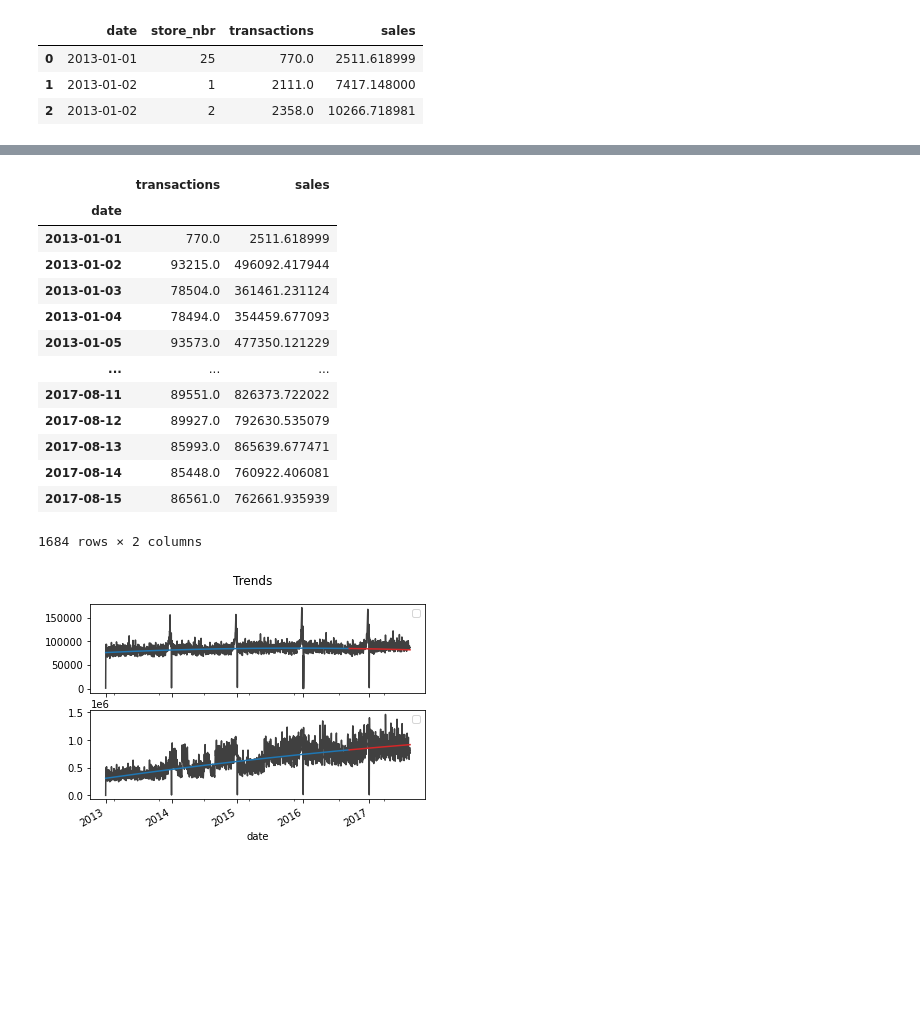
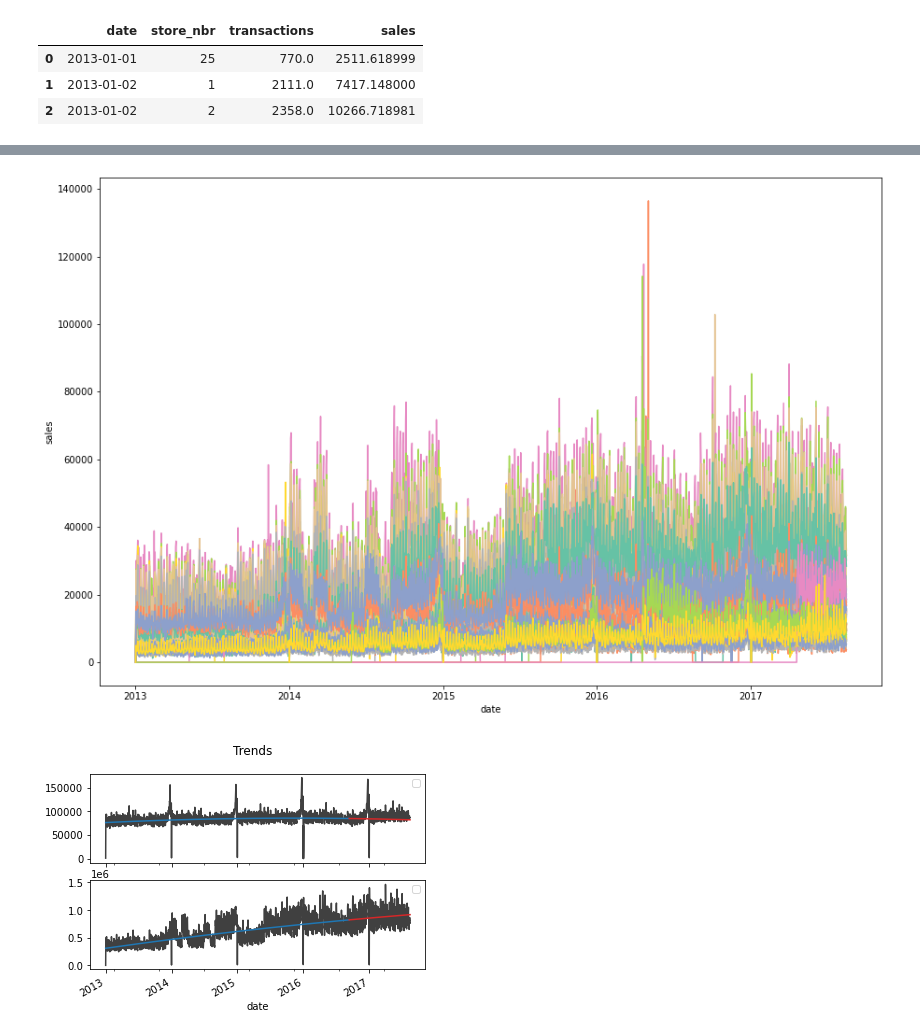
Before and after one commit to Hailey-Son/projects, a Jupyter notebook: DS-projects/Store_Sales-Time_Series_Forecasting/store_sales_time_series_forecasting.ipynb, the cells around one changed output, grey strips where cells are left out. Drawn from its saved outputs; the diff is of its cells as text; code cells hidden in the pictures; blank space fills up the shorter version.

```diff
--- a/DS-projects/Store_Sales-Time_Series_Forecasting/store_sales_time_series_forecasting.ipynb
+++ b/DS-projects/Store_Sales-Time_Series_Forecasting/store_sales_time_series_forecasting.ipynb
@@ -238,24 +282,8 @@ sns.lineplot(x="date",y="transactions",hue="store_nbr",palette = "Set2",legend =
 # %%
-# fig, ax = plt.subplots(figsize=(10,5))
-# sns.lineplot(x="date",y="sales",hue="store_nbr",palette = "husl",legend =False,data=transactions_merged);
+fig, ax = plt.subplots(figsize=(15,10))
+sns.lineplot(x="date",y="sales",hue="store_nbr",palette = "Set2",legend =False,data=transactions_merged);
+# %% [output]
+[figure, added]
-# %%
-temp =transactions_merged.groupby('date').sum().drop("store_nbr",axis=1)
-temp
-# %% [output]
-|  | transactions | sales |
-| date |  |  |
-| 2013-01-01 | 770.0 | 2511.618999 |
-| 2013-01-02 | 93215.0 | 496092.417944 |
-| 2013-01-03 | 78504.0 | 361461.231124 |
-| 2013-01-04 | 78494.0 | 354459.677093 |
-| 2013-01-05 | 93573.0 | 477350.121229 |
-| ... | ... | ... |
-| 2017-08-11 | 89551.0 | 826373.722022 |
-| 2017-08-12 | 89927.0 | 792630.535079 |
-| 2017-08-13 | 85993.0 | 865639.677471 |
-| 2017-08-14 | 85448.0 | 760922.406081 |
-| 2017-08-15 | 86561.0 | 762661.935939 |
-1684 rows × 2 columns
 # %%
 from sklearn.model_selection import train_test_split
 # %%
```
Also changed, not shown: parts of 13 cells of this notebook.
